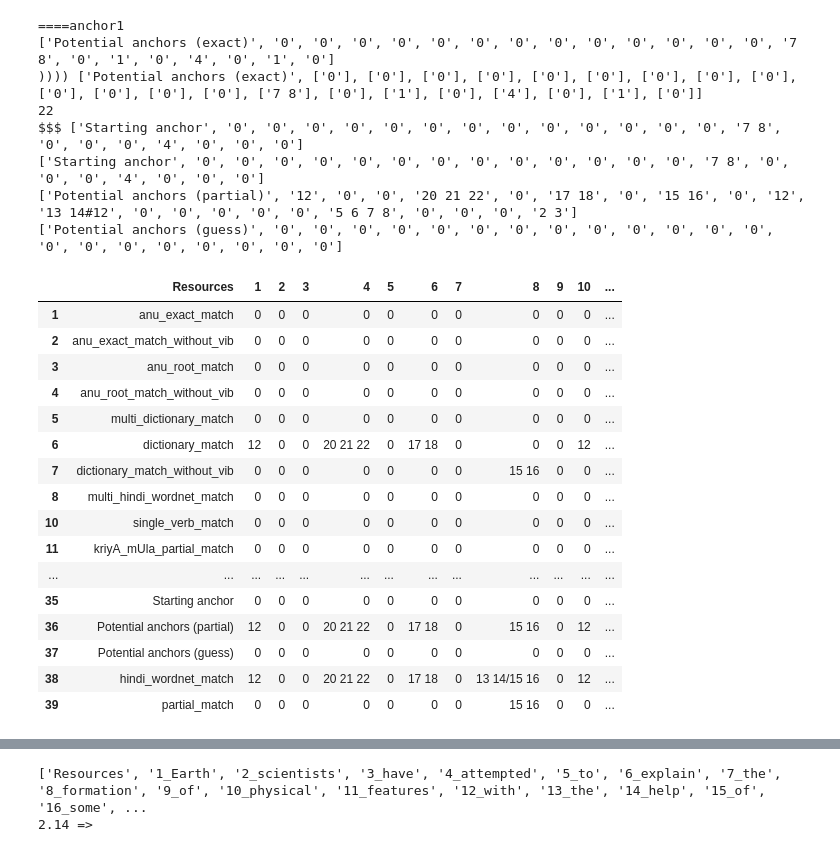
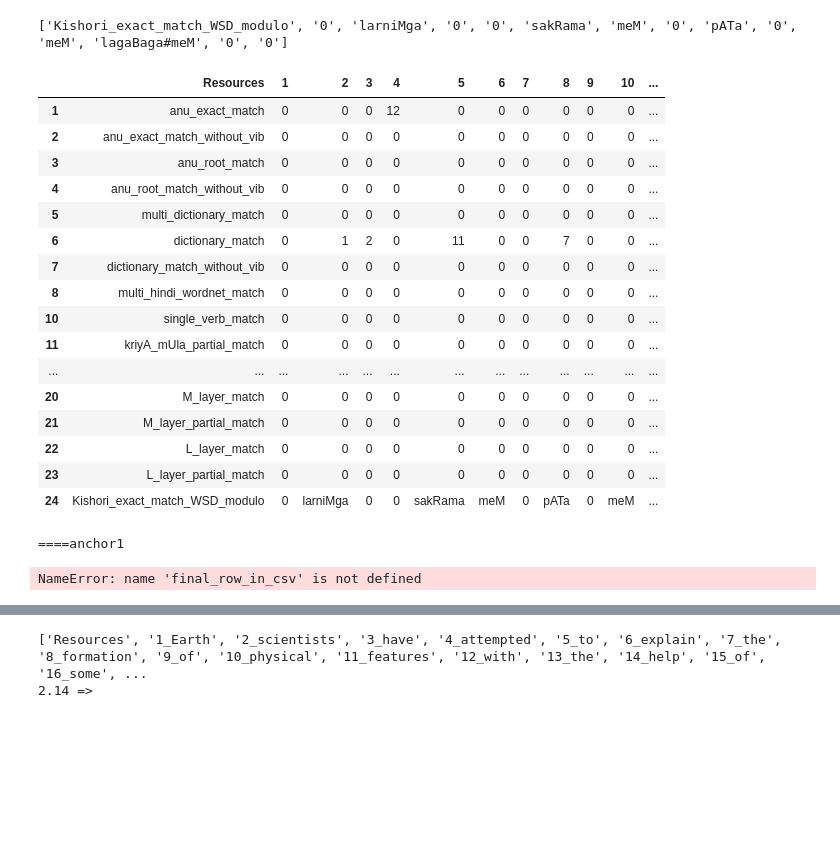
Before and after one commit to PawarKishori/Alignment1, a Jupyter notebook: working_debug/Parser_facts_in_csv.ipynb, the cells around one changed output, grey strips where cells are left out. Drawn from its saved outputs; the diff is of its cells as text; code cells hidden in the pictures; blank space fills up the shorter version.

```diff
--- a/working_debug/Parser_facts_in_csv.ipynb
+++ b/working_debug/Parser_facts_in_csv.ipynb
@@ -489,7 +489,7 @@ def load_row_from_csv(filename, row_number):
 k_layer_ids_file= path_tmp + '/H_alignment_parserid.csv'
 
 k_layer_ids= load_row_from_csv(k_layer_ids_file, 1)
-k_layer_ids = cleaning_list(k_layer_ids)
+k_layer_ids = cleaning_list`(k_layer_ids)
 k_layer_ids[0]= "K_exact_match(Roja)"
 print(k_layer_ids)
 
@@ -981,3 +915,43 @@ print(len(final_row_in_csv2))
+# %%
+import anchor as a
+try:
+    kishori_csv = path_tmp + '/Exact_match_dict.csv'
+    # print(open(prashant_csv,'r').read())
+    dict_new= a.load_row_from_csv(kishori_csv, 2)
+    dict_new.insert(0,"Kishori_exact_match_WSD_modulo")
+    print(dict_new)
+#     print(N1_layer)
+
+    dfs.loc[dfs.index[-1]+1] = dict_new
+#     potential_anchor = a.extract_row_from_df_as_list_by_column_name_and_cell_value(dfs,'Resources','Potential anchors (exact)')
+#     starting_anchor = a.extract_row_from_df_as_list_by_column_name_and_cell_value(dfs,'Resources','Starting anchor')
+#     potential_anchor_partial = a.extract_row_from_df_as_list_by_column_name_and_cell_value(dfs,'Resources','Potential anchors (partial)')
+#     potential_anchor_guess = a.extract_row_from_df_as_list_by_column_name_and_cell_value(dfs,'Resources','Potential anchors (guess)')
+
+#     dfs
+except:
+    print(kishori_csv +" not found")
+    log.write("FILE MISSING: " + kishori_csv  + "\n")
+dfs
+# %% [output]
+['Kishori_exact_match_WSD_modulo', '0', 'larniMga', '0', '0', 'sakRama', 'meM', '0', 'pATa', '0', 'meM', 'lagaBaga#meM', '0', '0']
+|  | Resources | 1 | 2 | 3 | 4 | 5 | 6 | 7 | 8 | 9 | 10 | ... |
+| 1 | anu_exact_match | 0 | 0 | 0 | 12 | 0 | 0 | 0 | 0 | 0 | 0 | ... |
+| 2 | anu_exact_match_without_vib | 0 | 0 | 0 | 0 | 0 | 0 | 0 | 0 | 0 | 0 | ... |
+| 3 | anu_root_match | 0 | 0 | 0 | 0 | 0 | 0 | 0 | 0 | 0 | 0 | ... |
+| 4 | anu_root_match_without_vib | 0 | 0 | 0 | 0 | 0 | 0 | 0 | 0 | 0 | 0 | ... |
+| 5 | multi_dictionary_match | 0 | 0 | 0 | 0 | 0 | 0 | 0 | 0 | 0 | 0 | ... |
+| 6 | dictionary_match | 0 | 1 | 2 | 0 | 11 | 0 | 0 | 7 | 0 | 0 | ... |
+| 7 | dictionary_match_without_vib | 0 | 0 | 0 | 0 | 0 | 0 | 0 | 0 | 0 | 0 | ... |
+| 8 | multi_hindi_wordnet_match | 0 | 0 | 0 | 0 | 0 | 0 | 0 | 0 | 0 | 0 | ... |
+| 10 | single_verb_match | 0 | 0 | 0 | 0 | 0 | 0 | 0 | 0 | 0 | 0 | ... |
+| 11 | kriyA_mUla_partial_match | 0 | 0 | 0 | 0 | 0 | 0 | 0 | 0 | 0 | 0 | ... |
+| ... | ... | ... | ... | ... | ... | ... | ... | ... | ... | ... | ... | ... |
+| 20 | M_layer_match | 0 | 0 | 0 | 0 | 0 | 0 | 0 | 0 | 0 | 0 | ... |
+| 21 | M_layer_partial_match | 0 | 0 | 0 | 0 | 0 | 0 | 0 | 0 | 0 | 0 | ... |
+| 22 | L_layer_match | 0 | 0 | 0 | 0 | 0 | 0 | 0 | 0 | 0 | 0 | ... |
+| 23 | L_layer_partial_match | 0 | 0 | 0 | 0 | 0 | 0 | 0 | 0 | 0 | 0 | ... |
+| 24 | Kishori_exact_match_WSD_modulo | 0 | larniMga | 0 | 0 | sakRama | meM | 0 | pATa | 0 | meM | ... |
 # %%
 def remove_duplicates_from_union(final_row_in_csv):
 #     print(final_row_in_csv)
@@ -1034,34 +1008,13 @@ dfs.loc[dfs.index[-1]+1]=anchor1_str_list_guess
 
 dfs.loc[dfs.index[-1]+1] = hindi_wordnet
 dfs.loc[dfs.index[-1]+1] = partial_match
+print(h2w)
+print(e2w)
 
 dfs
 # %% [output]
 ====anchor1
-['Potential anchors (exact)', '0', '0', '0', '0', '0', '0', '0', '0', '0', '0', '0', '0', '0', '7 8', '0', '1', '0', '4', '0', '1', '0']
-)))) ['Potential anchors (exact)', ['0'], ['0'], ['0'], ['0'], ['0'], ['0'], ['0'], ['0'], ['0'], ['0'], ['0'], ['0'], ['0'], ['7 8'], ['0'], ['1'], ['0'], ['4'], ['0'], ['1'], ['0']]
-22
-$$$ ['Starting anchor', '0', '0', '0', '0', '0', '0', '0', '0', '0', '0', '0', '0', '0', '7 8', '0', '0', '0', '4', '0', '0', '0']
-['Starting anchor', '0', '0', '0', '0', '0', '0', '0', '0', '0', '0', '0', '0', '0', '7 8', '0', '0', '0', '4', '0', '0', '0']
-['Potential anchors (partial)', '12', '0', '0', '20 21 22', '0', '17 18', '0', '15 16', '0', '12', '13 14#12', '0', '0', '0', '0', '0', '5 6 7 8', '0', '0', '0', '2 3']
-['Potential anchors (guess)', '0', '0', '0', '0', '0', '0', '0', '0', '0', '0', '0', '0', '0', '0', '0', '0', '0', '0', '0', '0', '0']
-|  | Resources | 1 | 2 | 3 | 4 | 5 | 6 | 7 | 8 | 9 | 10 | ... |
-| 1 | anu_exact_match | 0 | 0 | 0 | 0 | 0 | 0 | 0 | 0 | 0 | 0 | ... |
-| 2 | anu_exact_match_without_vib | 0 | 0 | 0 | 0 | 0 | 0 | 0 | 0 | 0 | 0 | ... |
-| 3 | anu_root_match | 0 | 0 | 0 | 0 | 0 | 0 | 0 | 0 | 0 | 0 | ... |
-| 4 | anu_root_match_without_vib | 0 | 0 | 0 | 0 | 0 | 0 | 0 | 0 | 0 | 0 | ... |
-| 5 | multi_dictionary_match | 0 | 0 | 0 | 0 | 0 | 0 | 0 | 0 | 0 | 0 | ... |
-| 6 | dictionary_match | 12 | 0 | 0 | 20 21 22 | 0 | 17 18 | 0 | 0 | 0 | 12 | ... |
-| 7 | dictionary_match_without_vib | 0 | 0 | 0 | 0 | 0 | 0 | 0 | 15 16 | 0 | 0 | ... |
-| 8 | multi_hindi_wordnet_match | 0 | 0 | 0 | 0 | 0 | 0 | 0 | 0 | 0 | 0 | ... |
-| 10 | single_verb_match | 0 | 0 | 0 | 0 | 0 | 0 | 0 | 0 | 0 | 0 | ... |
-| 11 | kriyA_mUla_partial_match | 0 | 0 | 0 | 0 | 0 | 0 | 0 | 0 | 0 | 0 | ... |
-| ... | ... | ... | ... | ... | ... | ... | ... | ... | ... | ... | ... | ... |
-| 35 | Starting anchor | 0 | 0 | 0 | 0 | 0 | 0 | 0 | 0 | 0 | 0 | ... |
-| 36 | Potential anchors (partial) | 12 | 0 | 0 | 20 21 22 | 0 | 17 18 | 0 | 15 16 | 0 | 12 | ... |
-| 37 | Potential anchors (guess) | 0 | 0 | 0 | 0 | 0 | 0 | 0 | 0 | 0 | 0 | ... |
-| 38 | hindi_wordnet_match | 12 | 0 | 0 | 20 21 22 | 0 | 17 18 | 0 | 13 14/15 16 | 0 | 12 | ... |
-| 39 | partial_match | 0 | 0 | 0 | 0 | 0 | 0 | 0 | 15 16 | 0 | 0 | ... |
+NameError: name 'final_row_in_csv' is not defined
 # %%
 # #$$$ 9
 
```
Also changed, not shown: parts of 7 cells of this notebook, 5 other files.
